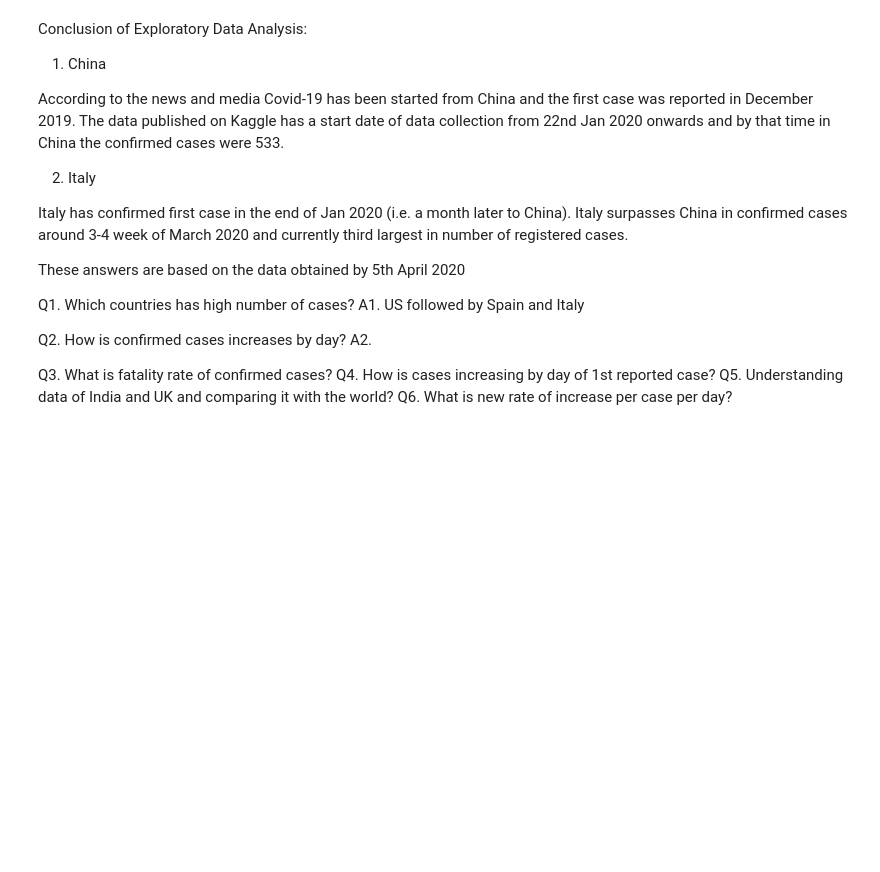
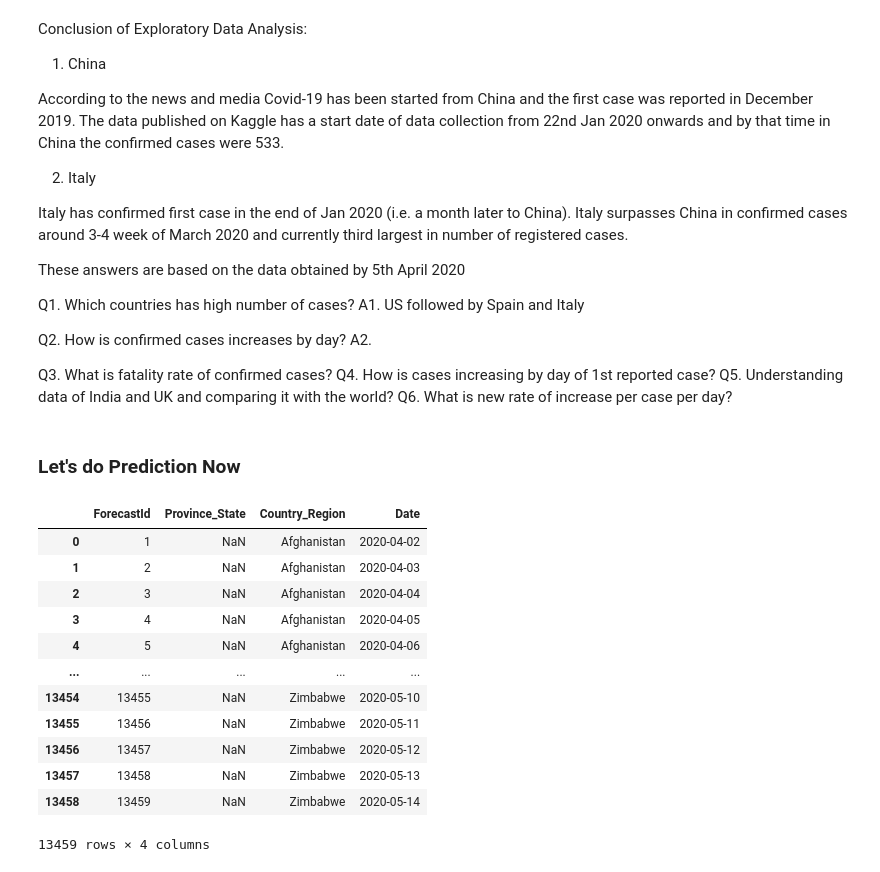
Before and after one commit to theclassofai/COVID_19, a Jupyter notebook: Covid_19_Analysis_Week4.ipynb, the cells around one changed output. Drawn from its saved outputs; the diff is of its cells as text; code cells hidden in the pictures; blank space fills up the shorter version.

```diff
--- a/Covid_19_Analysis_Week4.ipynb
+++ b/Covid_19_Analysis_Week4.ipynb
@@ -574,3 +574,22 @@ Q3. What is fatality rate of confirmed cases?
 Q4. How is cases increasing by day of 1st reported case?
 Q5. Understanding data of India and UK and comparing it with the world?
 Q6. What is new rate of increase per case per day?
+# %% [markdown]
+### Let's do Prediction Now
+# %%
+test_df['Date']=pd.to_datetime(test_df['Date'])
+test_df
+# %% [output]
+|  | ForecastId | Province_State | Country_Region | Date |
+| 0 | 1 | NaN | Afghanistan | 2020-04-02 |
+| 1 | 2 | NaN | Afghanistan | 2020-04-03 |
+| 2 | 3 | NaN | Afghanistan | 2020-04-04 |
+| 3 | 4 | NaN | Afghanistan | 2020-04-05 |
+| 4 | 5 | NaN | Afghanistan | 2020-04-06 |
+| ... | ... | ... | ... | ... |
+| 13454 | 13455 | NaN | Zimbabwe | 2020-05-10 |
+| 13455 | 13456 | NaN | Zimbabwe | 2020-05-11 |
+| 13456 | 13457 | NaN | Zimbabwe | 2020-05-12 |
+| 13457 | 13458 | NaN | Zimbabwe | 2020-05-13 |
+| 13458 | 13459 | NaN | Zimbabwe | 2020-05-14 |
+13459 rows × 4 columns
```
Also changed, not shown: parts of 40 cells of this notebook.
